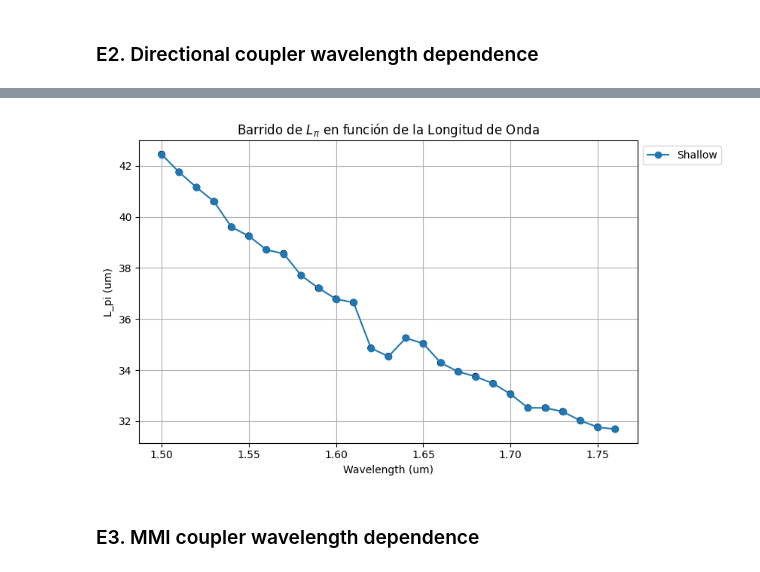
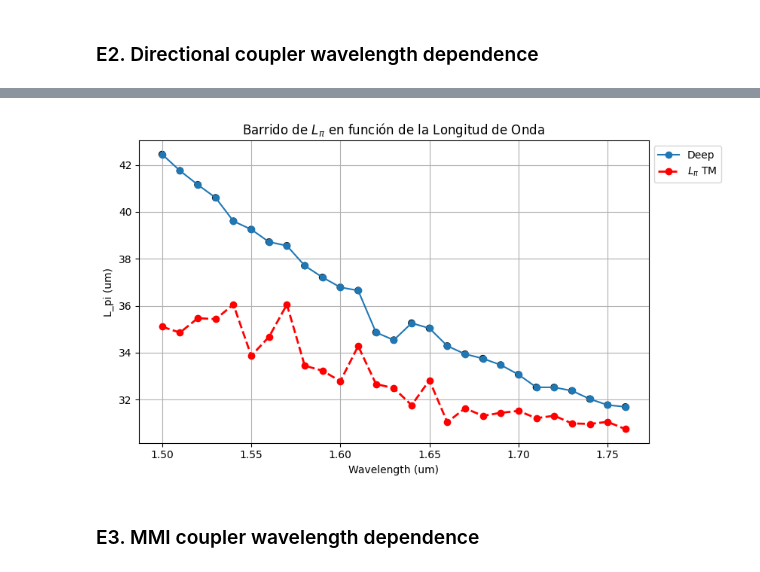
Before and after one commit to rauleet/cifoin-lab2, a Jupyter notebook: COUPLERS_Student.ipynb, the cells around one changed output, grey strips where cells are left out. Drawn from its saved outputs; the diff is of its cells as text; code cells hidden in the pictures.

```diff
--- a/COUPLERS_Student.ipynb
+++ b/COUPLERS_Student.ipynb
@@ -1048,6 +1065,8 @@ Gap (um)   | L_pi_TE (um)
 wavelength_sweep = np.arange(1.5, 1.77, 0.01)
 l_pi_te_list = []
 valid_wavelengths = []
+l_pi_tm_list = []
+valid_wavelengths_tm = []
 
 for wl in wavelength_sweep:
     # Ejecutamos el coupler para cada longitud de onda individual
@@ -1084,14 +1103,30 @@ for wl in wavelength_sweep:
     else:
         print(f"Aviso: No se encontraron 2 modos TE para lambda = {wl}")
 
+    tm_indices = np.where(te_fraction < 0.5)[0]
+
+    if len(tm_indices) >= 2:
+        n_even_tm = neffs[tm_indices[0]].real
+        n_odd_tm = neffs[tm_indices[1]].real
+
+        # Cálculo de L_pi: 0.5 * lambda / (n_even - n_odd)
+        l_pi_tm = abs(0.5 * wl / (n_even_tm - n_odd_tm))
+        l_pi_tm_list.append(l_pi_tm)
+        valid_wavelengths_tm.append(wl)
+    else:
+        print(f"Aviso: No se encontraron 2 modos TM para lambda = {wl}")
+
 # Convertimos a array para el plot
 L_pi_TE = np.array(l_pi_te_list)
 wavelength_plot = np.array(valid_wavelengths)
+L_pi_TM = np.array(l_pi_tm_list)
+wavelength_plot_tm = np.array(valid_wavelengths_tm)
 
 # --- GRÁFICA ---
 plt.figure(figsize=(10, 5))
 plt.scatter(wavelength_plot, L_pi_TE, edgecolors='k', facecolors='none', label='__nolegend__')
 plt.plot(wavelength_plot, L_pi_TE, label='Deep', marker='o')
+plt.plot(wavelength_plot_tm, L_pi_TM, 'ro--', label='$L_\pi$ TM', linewidth=2)
 
 plt.xlabel("Wavelength (um)")
 plt.ylabel("L_pi (um)")
@@ -1124,6 +1159,8 @@ plt.show()
 wavelength_sweep = np.arange(1.5, 1.77, 0.01)
 l_pi_te_list = []
 valid_wavelengths = []
+l_pi_tm_list = []
+valid_wavelengths_tm = []
 
 for wl in wavelength_sweep:
     # Ejecutamos el coupler para cada longitud de onda individual
@@ -1135,7 +1172,7 @@ for wl in wavelength_sweep:
         core_material='sin',
         clad_material='sio2',
         core_thickness=300 * nm,
-        num_modes=4,
+        num_modes=8,
         cache_path='.cache/',
         precision='double',
         max_grid_scaling=1.5,
@@ -1145,7 +1182,6 @@ for wl in wavelength_sweep:
     # Obtenemos índices y fracciones TE
     neffs = deep_dcoupler_cs.n_eff
     te_fraction = deep_dcoupler_cs.fraction_te
-
     # Buscamos los 2 primeros modos TE
     te_indices = np.where(te_fraction > 0.5)[0]
 
@@ -1160,14 +1196,30 @@ for wl in wavelength_sweep:
     else:
         print(f"Aviso: No se encontraron 2 modos TE para lambda = {wl}")
 
+    tm_indices = np.where(te_fraction < 0.5)[0]
+
+    if len(tm_indices) >= 2:
+        n_even_tm = neffs[tm_indices[0]].real
+        n_odd_tm = neffs[tm_indices[1]].real
+
+        # Cálculo de L_pi: 0.5 * lambda / (n_even - n_odd)
+        l_pi_tm = abs(0.5 * wl / (n_even_tm - n_odd_tm))
+        l_pi_tm_list.append(l_pi_tm)
+        valid_wavelengths_tm.append(wl)
+    else:
+        print(f"Aviso: No se encontraron 2 modos TM para lambda = {wl}")
+
 # Convertimos a array para el plot
 L_pi_TE = np.array(l_pi_te_list)
 wavelength_plot = np.array(valid_wavelengths)
+L_pi_TM = np.array(l_pi_tm_list)
+wavelength_plot_tm = np.array(valid_wavelengths_tm)
 
 # --- GRÁFICA ---
 plt.figure(figsize=(10, 5))
 plt.scatter(wavelength_plot, L_pi_TE, edgecolors='k', facecolors='none', label='__nolegend__')
-plt.plot(wavelength_plot, L_pi_TE, label='Shallow', marker='o')
+plt.plot(wavelength_plot, L_pi_TE, label='Deep', marker='o')
+plt.plot(wavelength_plot_tm, L_pi_TM, 'ro--', label='$L_\pi$ TM', linewidth=2)
 
 plt.xlabel("Wavelength (um)")
 plt.ylabel("L_pi (um)")
@@ -1197,4 +1249,4 @@ plt.show()
-[figure, old version]
+[figure, new version]
 # %% [markdown]
 ### E3. MMI coupler wavelength dependence
 # %%
```
Also changed, not shown: parts of 9 cells of this notebook.
